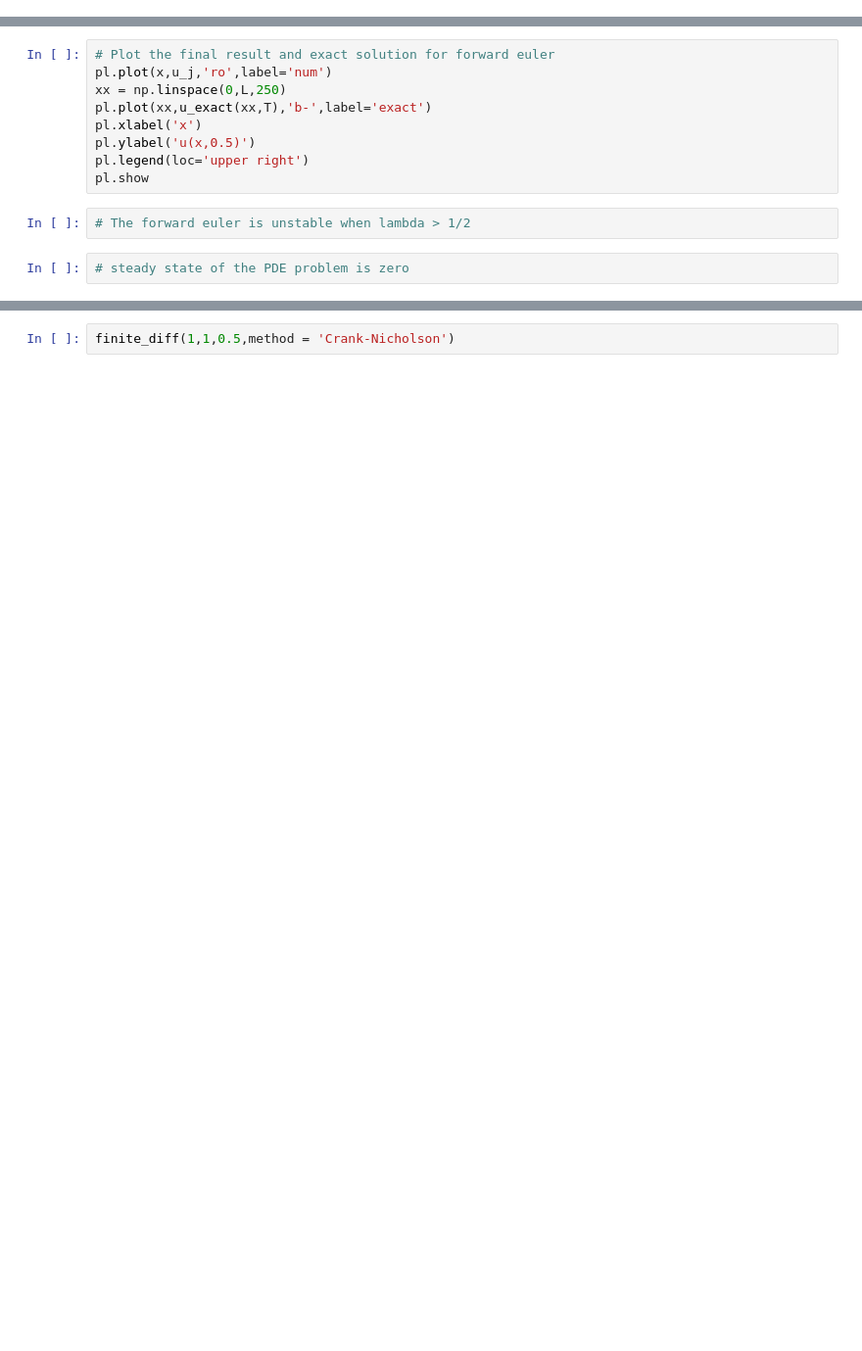
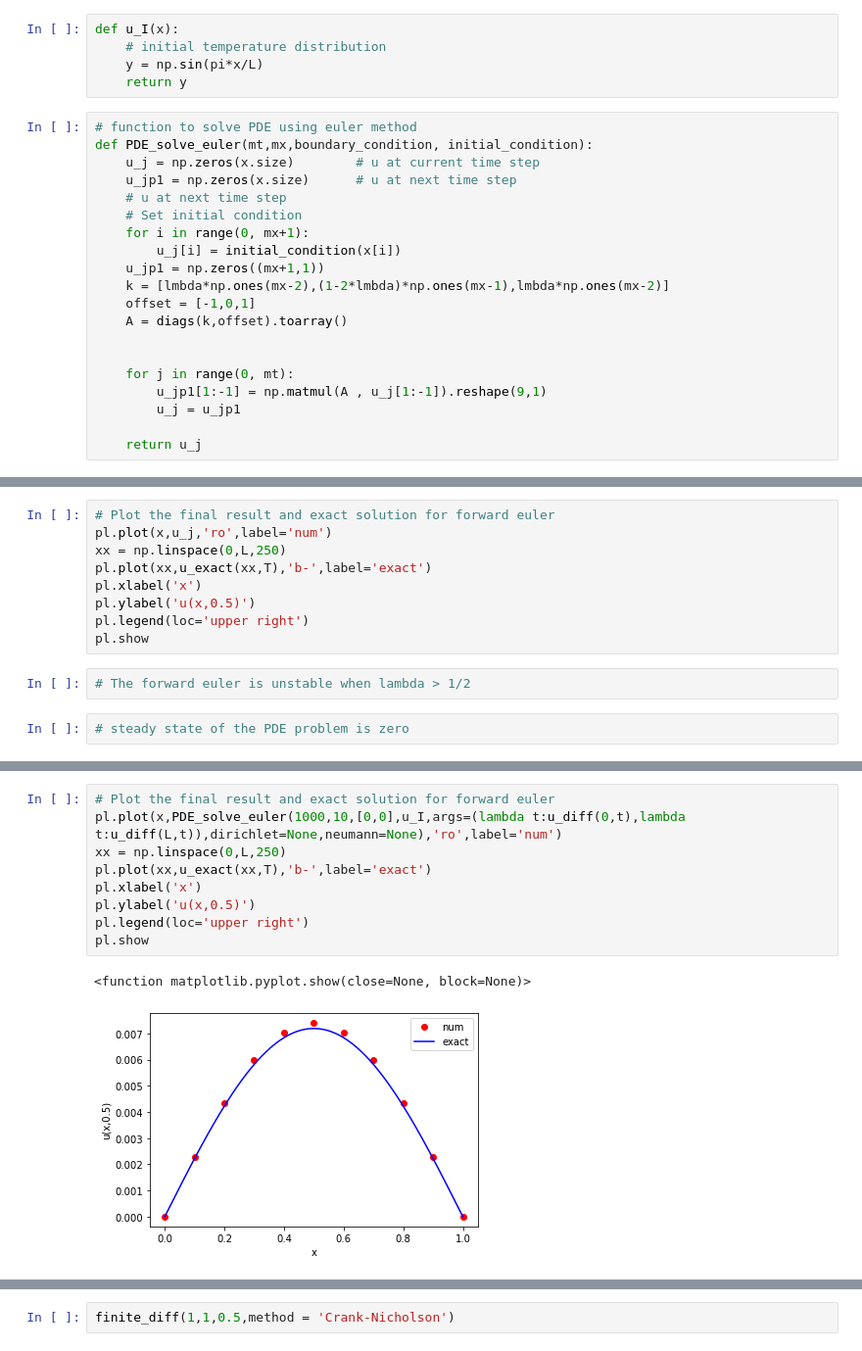
Before and after one commit to TheaRoseBarnes/emat30008, a Jupyter notebook: myForwardEuler1DDiffusion.ipynb, the cells around one changed output, grey strips where cells are left out. Shown: that part at 98% size. Cells and saved outputs as stored; diff of their text form; blank space fills up the shorter version.

```diff
--- a/myForwardEuler1DDiffusion.ipynb
+++ b/myForwardEuler1DDiffusion.ipynb
@@ -76,3 +77,28 @@ def P(t):
 
 def Q(t):
     return u_diff(L,t)
+# %%
+def u_I(x):
+    # initial temperature distribution
+    y = np.sin(pi*x/L)
+    return y
+# %%
+# function to solve PDE using euler method
+def PDE_solve_euler(mt,mx,boundary_condition, initial_condition):
+    u_j = np.zeros(x.size)        # u at current time step
+    u_jp1 = np.zeros(x.size)      # u at next time step
+    # u at next time step
+    # Set initial condition
+    for i in range(0, mx+1):
+        u_j[i] = initial_condition(x[i])
+    u_jp1 = np.zeros((mx+1,1))
+    k = [lmbda*np.ones(mx-2),(1-2*lmbda)*np.ones(mx-1),lmbda*np.ones(mx-2)]
+    offset = [-1,0,1]
+    A = diags(k,offset).toarray()
+
+
+    for j in range(0, mt):
+        u_jp1[1:-1] = np.matmul(A , u_j[1:-1]).reshape(9,1)
+        u_j = u_jp1
+
+    return u_j
@@ -169,0 +312,12 @@ for j in range(0, mt):
+# %%
+# Plot the final result and exact solution for forward euler
+pl.plot(x,PDE_solve_euler(1000,10,[0,0],u_I,args=(lambda t:u_diff(0,t),lambda t:u_diff(L,t)),dirichlet=None,neumann=None),'ro',label='num')
+xx = np.linspace(0,L,250)
+pl.plot(xx,u_exact(xx,T),'b-',label='exact')
+pl.xlabel('x')
+pl.ylabel('u(x,0.5)')
+pl.legend(loc='upper right')
+pl.show
+# %% [output]
+<function matplotlib.pyplot.show(close=None, block=None)>
+[figure, added]
```
Also changed, not shown: parts of 18 cells of this notebook.
